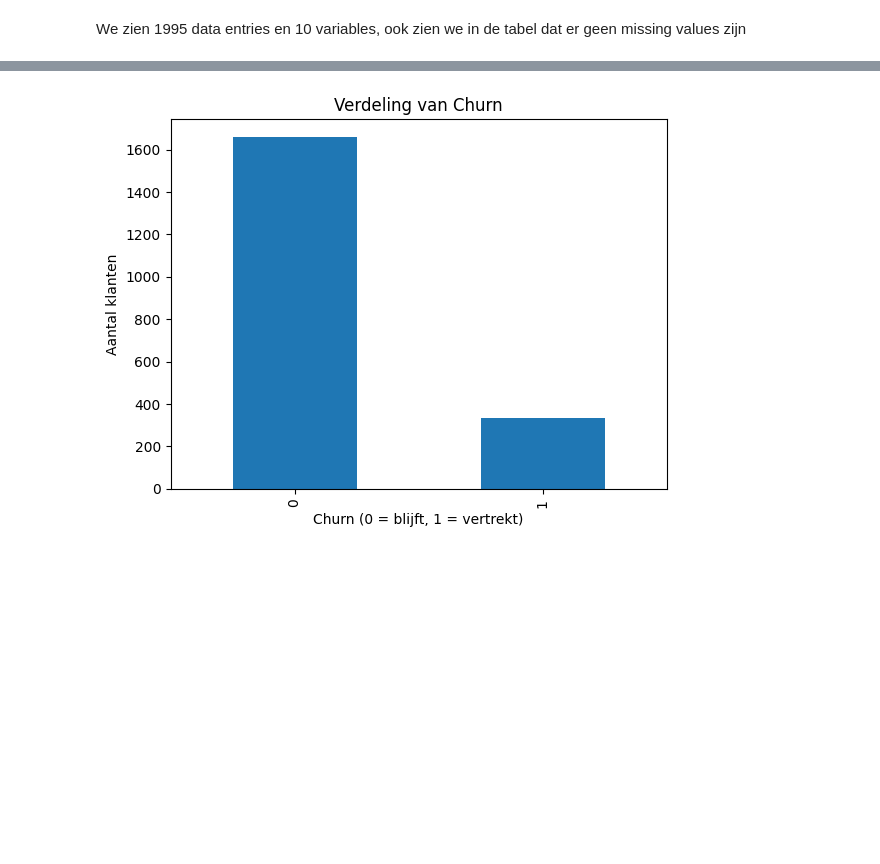
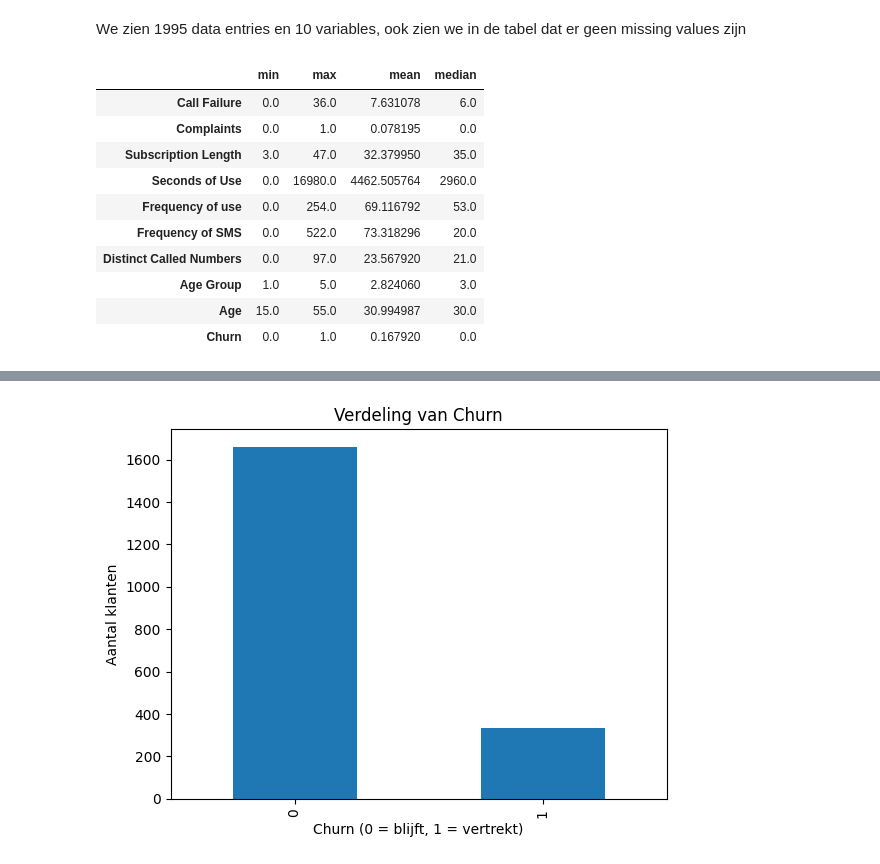
Before and after one commit to Murielle01/BP-3.4, a Jupyter notebook: scripts/opdracht 1/dataverkenning.ipynb, the cells around one changed output, grey strips where cells are left out. Drawn from its saved outputs; the diff is of its cells as text; code cells hidden in the pictures; blank space fills up the shorter version.

```diff
--- a/scripts/opdracht 1/dataverkenning.ipynb
+++ b/scripts/opdracht 1/dataverkenning.ipynb
@@ -42,3 +42,17 @@ memory usage: 156.0 KB
 None
 # %% [markdown]
 We zien 1995 data entries en 10 variables, ook zien we in de tabel dat er geen missing values zijn
+# %%
+df.agg(["min", "max", "mean", "median"]).T
+# %% [output]
+|  | min | max | mean | median |
+| Call Failure | 0.0 | 36.0 | 7.631078 | 6.0 |
+| Complaints | 0.0 | 1.0 | 0.078195 | 0.0 |
+| Subscription Length | 3.0 | 47.0 | 32.379950 | 35.0 |
+| Seconds of Use | 0.0 | 16980.0 | 4462.505764 | 2960.0 |
+| Frequency of use | 0.0 | 254.0 | 69.116792 | 53.0 |
+| Frequency of SMS | 0.0 | 522.0 | 73.318296 | 20.0 |
+| Distinct Called Numbers | 0.0 | 97.0 | 23.567920 | 21.0 |
+| Age Group | 1.0 | 5.0 | 2.824060 | 3.0 |
+| Age | 15.0 | 55.0 | 30.994987 | 30.0 |
+| Churn | 0.0 | 1.0 | 0.167920 | 0.0 |
```
Also changed, not shown: parts of 2 cells of this notebook, 2 other files.
